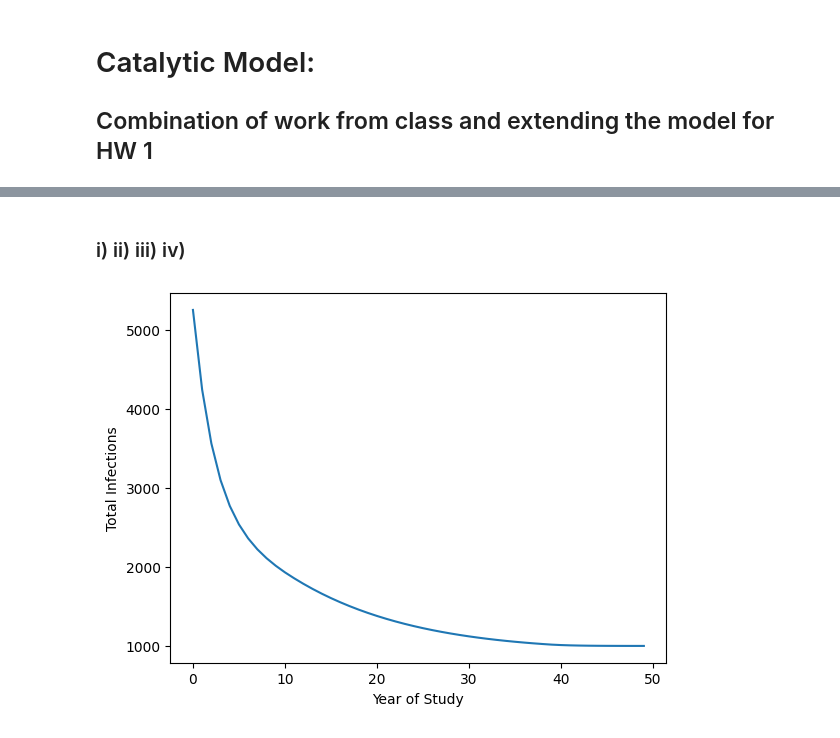
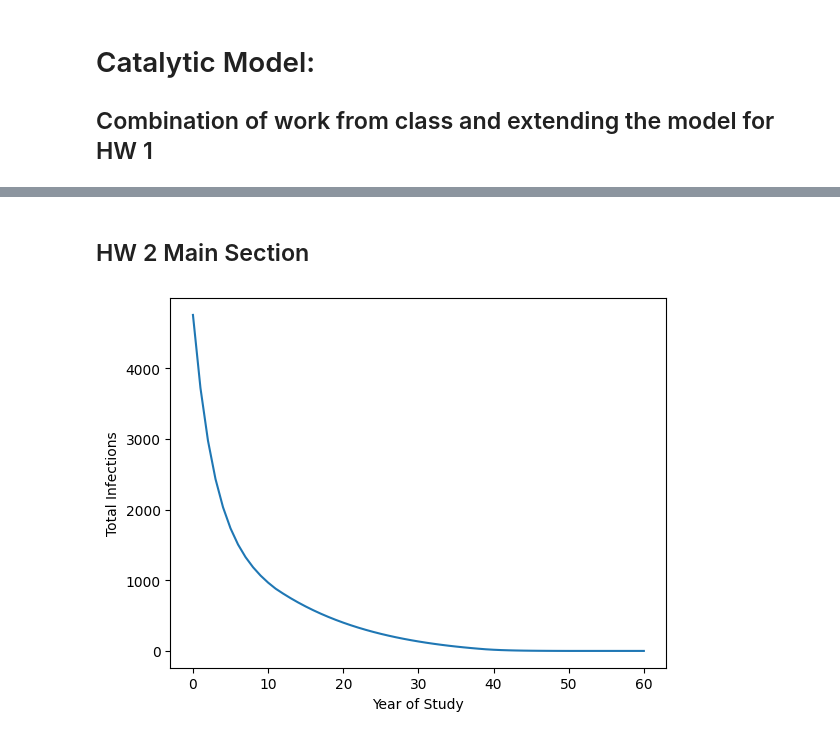
Before and after one commit to hunter-lybbert/uw-central, a Jupyter notebook: disease_dynamics/hw_02/hw02.ipynb, the cells around one changed output, grey strips where cells are left out. Cells and saved outputs as stored; diff of their text form; code cells hidden in the pictures.

```diff
--- a/disease_dynamics/hw_02/hw02.ipynb
+++ b/disease_dynamics/hw_02/hw02.ipynb
@@ -341,2 +27,13 @@ plt.show()
-# %% [markdown]
-### i) ii) iii) iv)
+# %%
+class ForceOfInfectionMethod(Enum):
+    """Enum for different methods of varying lambda."""
+    YEAR = "year"
+    AGE_PIECEWISE = "age_piecewise"
+    AGE_LOG_LIN_FORM = "age_log_lin_form"
+
+
+class InitialSusceptibleMethod(Enum):
+    """Enum for different methods of varying initial susceptible."""
+    BASIC = "basic"
+    DIRECT = "direct"
+    INDIRECT = "indirect"
@@ -343 +299,3 @@ plt.show()
+# %% [markdown]
+## HW 2 Main Section
 # %%
@@ -392,15 +351,17 @@ def plot_infections_by_age_cohort(
 
     return fig, axs
 # %%
-config_foi_by_age_gt = prepare_catalytic_model_config(
-    force_of_infection_method=ForceOfInfectionMethod.AGE,
-    force_of_infection_params=np.array([0.3, 0.05, 10]),
+age_piecewise_gt = catalytic_model(
+    model_params=np.array([0.3, 0.05, 10, 10]),
+    force_of_infection_method=ForceOfInfectionMethod.AGE_PIECEWISE,
+    initial_susceptible_method=InitialSusceptibleMethod.INDIRECT,
+    num_years=60,
+    include_births=False,
+    deterministic=True,
 )
-si_out_foi_by_age_gt = catalytic_model(config_foi_by_age_gt)
-
-plt.plot(get_infections_by_year(si_out_foi_by_age_gt))
+plt.plot(get_infections_by_year(age_piecewise_gt, num_years=70))
 plt.ylabel("Total Infections")
 plt.xlabel("Year of Study")
 plt.show()
 # %% [output]
-[figure, old version]
+[figure, new version]
```
Also changed, not shown: parts of 23 cells of this notebook.
